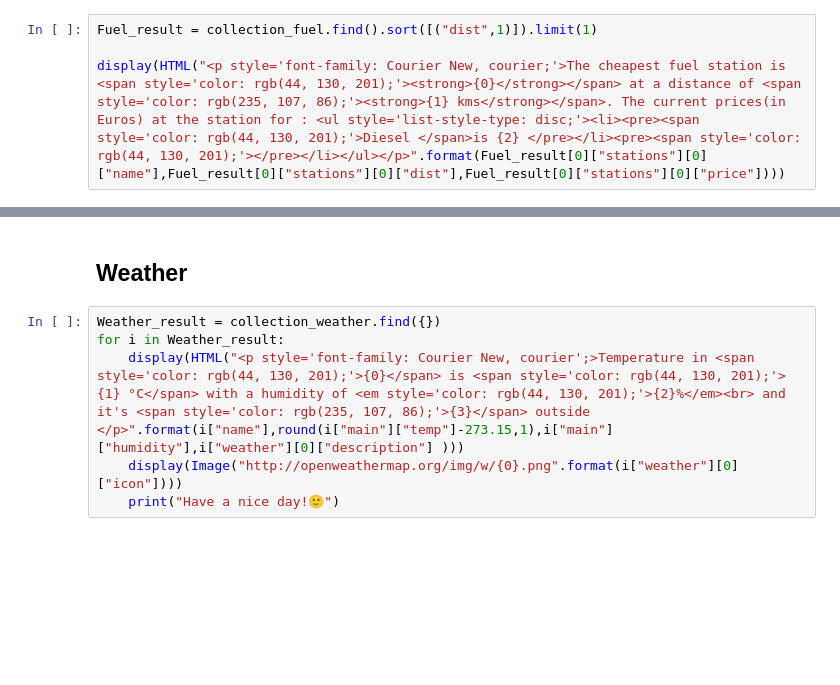
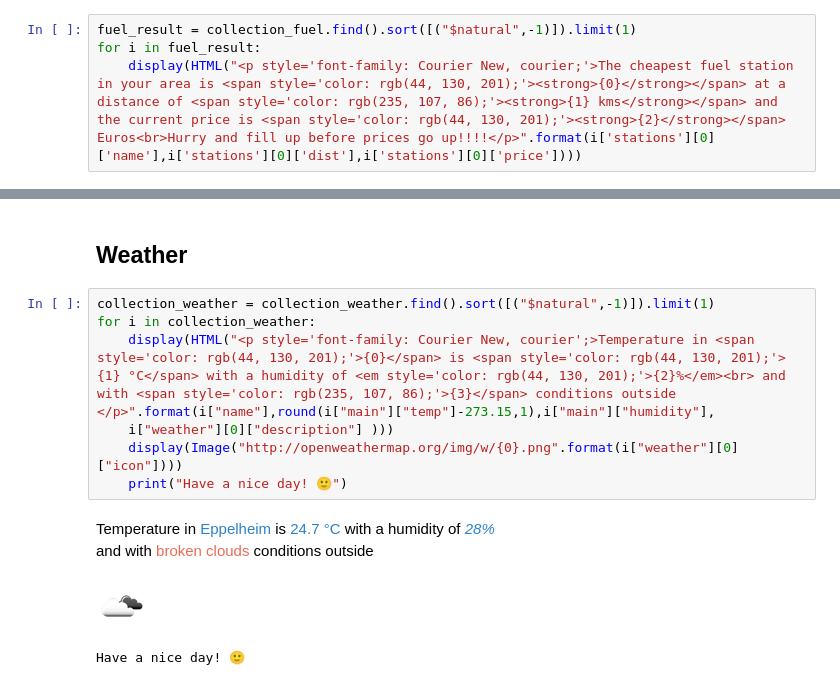
Before and after one commit to spradhan92/project_bdba, a Jupyter notebook: Final_Output.ipynb, the cells around one changed output, grey strips where cells are left out. Drawn from its saved outputs; the diff is of its cells as text; blank space fills up the shorter version.

```diff
--- a/Final_Output.ipynb
+++ b/Final_Output.ipynb
@@ -19,7 +21,7 @@ collection_weather = db['collection_weather']
 # %% [markdown]
 ## Nearest fuel station <a class="anchor" id="1"></a>
 # %%
-Fuel_result = collection_fuel.find().sort([("dist",1)]).limit(1)
-
-display(HTML("<p style='font-family: Courier New, courier;'>The cheapest fuel station is <span style='color: rgb(44, 130, 201);'><strong>{0}</strong></span> at a distance of <span style='color: rgb(235, 107, 86);'><strong>{1} kms</strong></span>. The current prices(in Euros) at the station for : <ul style='list-style-type: disc;'><li><pre><span style='color: rgb(44, 130, 201);'>Diesel </span>is {2} </pre></li><pre><span style='color: rgb(44, 130, 201);'></pre></li></ul></p>".format(Fuel_result[0]["stations"][0]["name"],Fuel_result[0]["stations"][0]["dist"],Fuel_result[0]["stations"][0]["price"])))
+fuel_result = collection_fuel.find().sort([("$natural",-1)]).limit(1)
+for i in fuel_result:
+    display(HTML("<p style='font-family: Courier New, courier;'>The cheapest fuel station in your area is <span style='color: rgb(44, 130, 201);'><strong>{0}</strong></span> at a distance of <span style='color: rgb(235, 107, 86);'><strong>{1} kms</strong></span> and the current price is <span style='color: rgb(44, 130, 201);'><strong>{2}</strong></span> Euros<br>Hurry and fill up before prices go up!!!!</p>".format(i['stations'][0]['name'],i['stations'][0]['dist'],i['stations'][0]['price'])))
 # %% [output]
@@ -103,8 +134,14 @@ print('''
 # %% [markdown]
 ## Weather <a class="anchor" id="3"></a>
 # %%
-Weather_result = collection_weather.find({})
-for i in Weather_result:
-    display(HTML("<p style='font-family: Courier New, courier';>Temperature in <span style='color: rgb(44, 130, 201);'>{0}</span> is <span style='color: rgb(44, 130, 201);'>{1} °C</span> with a humidity of <em style='color: rgb(44, 130, 201);'>{2}%</em><br> and it's <span style='color: rgb(235, 107, 86);'>{3}</span> outside </p>".format(i["name"],round(i["main"]["temp"]-273.15,1),i["main"]["humidity"],i["weather"][0]["description"] )))
+collection_weather = collection_weather.find().sort([("$natural",-1)]).limit(1)
+for i in collection_weather:
+    display(HTML("<p style='font-family: Courier New, courier';>Temperature in <span style='color: rgb(44, 130, 201);'>{0}</span> is <span style='color: rgb(44, 130, 201);'>{1} °C</span> with a humidity of <em style='color: rgb(44, 130, 201);'>{2}%</em><br> and with <span style='color: rgb(235, 107, 86);'>{3}</span> conditions outside </p>".format(i["name"],round(i["main"]["temp"]-273.15,1),i["main"]["humidity"],
+    i["weather"][0]["description"] )))
     display(Image("http://openweathermap.org/img/w/{0}.png".format(i["weather"][0]["icon"])))
-    print("Have a nice day!🙂")
+    print("Have a nice day! 🙂")
+# %% [output]
+Temperature in Eppelheim is 24.7 °C with a humidity of 28%
+and with broken clouds conditions outside
+[figure, added]
+Have a nice day! 🙂
```
Also changed, not shown: parts of 15 cells of this notebook.
